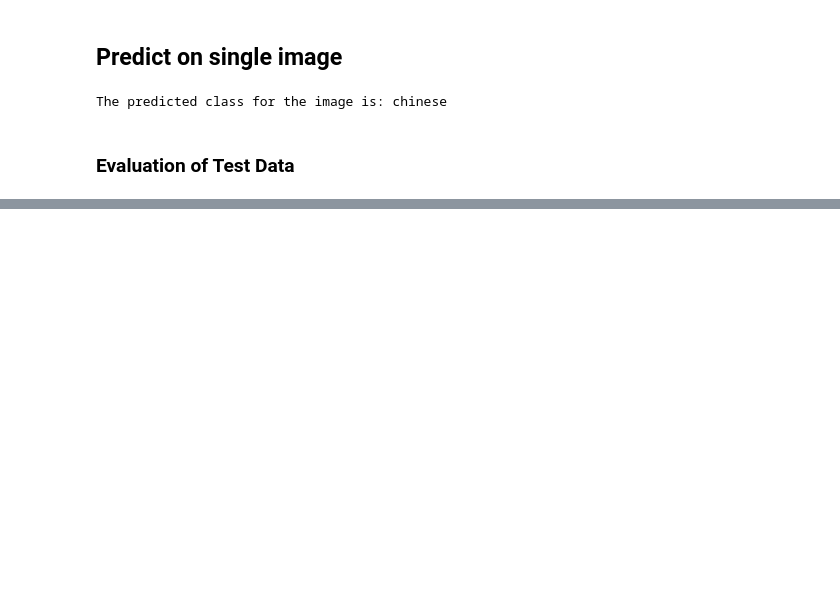
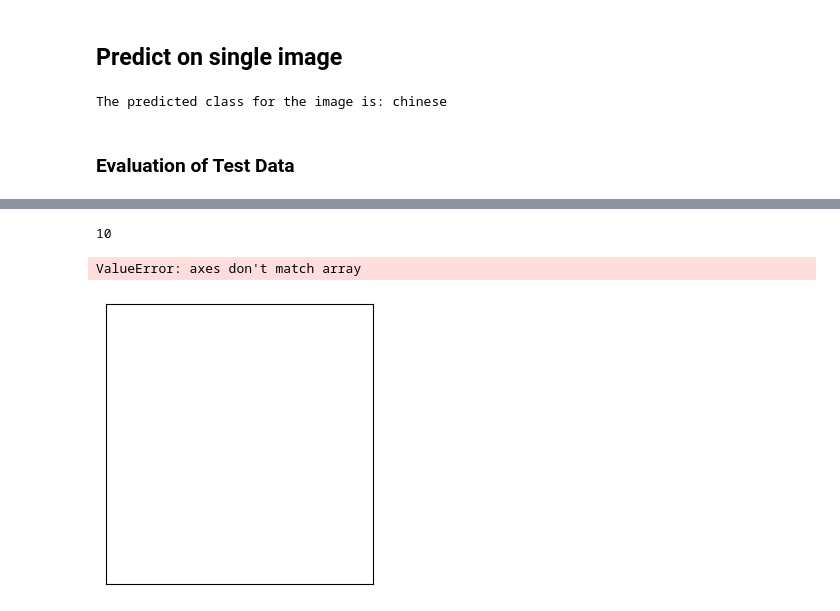
Before and after one commit to jakeson99/rugai, a Jupyter notebook: notebooks/model_training_workflow.ipynb, the cells around one changed output, grey strips where cells are left out. Drawn from its saved outputs; the diff is of its cells as text; code cells hidden in the pictures; blank space fills up the shorter version.

```diff
--- a/notebooks/model_training_updated.ipynb
+++ b/notebooks/model_training_workflow.ipynb
@@ -911,3 +958,22 @@ plt.show()
+# %%
+len(misclassified_images)
+# %% [output]
+10
+# %%
+# Visualize misclassified images
+if misclassified_images is not None:
+    fig = plt.figure(figsize=(20, 8))
+    for i in range(min(10, len(misclassified_images))):  # Display up to 10 images
+        ax = fig.add_subplot(2, 5, i + 1, xticks=[], yticks=[])
+        image = misclassified_images[i]
+        image = np.transpose(image, (1, 2, 0))  # Transpose to (H, W, C)
+        ax.imshow(image)
+        ax.set_title(f"True: {misclassified_labels[i]}, Pred: {misclassified_preds[i]}",
+                     color=("green" if misclassified_labels[i] == misclassified_preds[i] else "red"))
+    plt.show()
+# %% [output]
+ValueError: axes don't match array
+[figure, added]
 # %%
 checkpoint = torch.load(
             "model/ckpt/ImprovedCNN_20241126_070802_best.pt"
```
Also changed, not shown: parts of 8 cells of this notebook.
